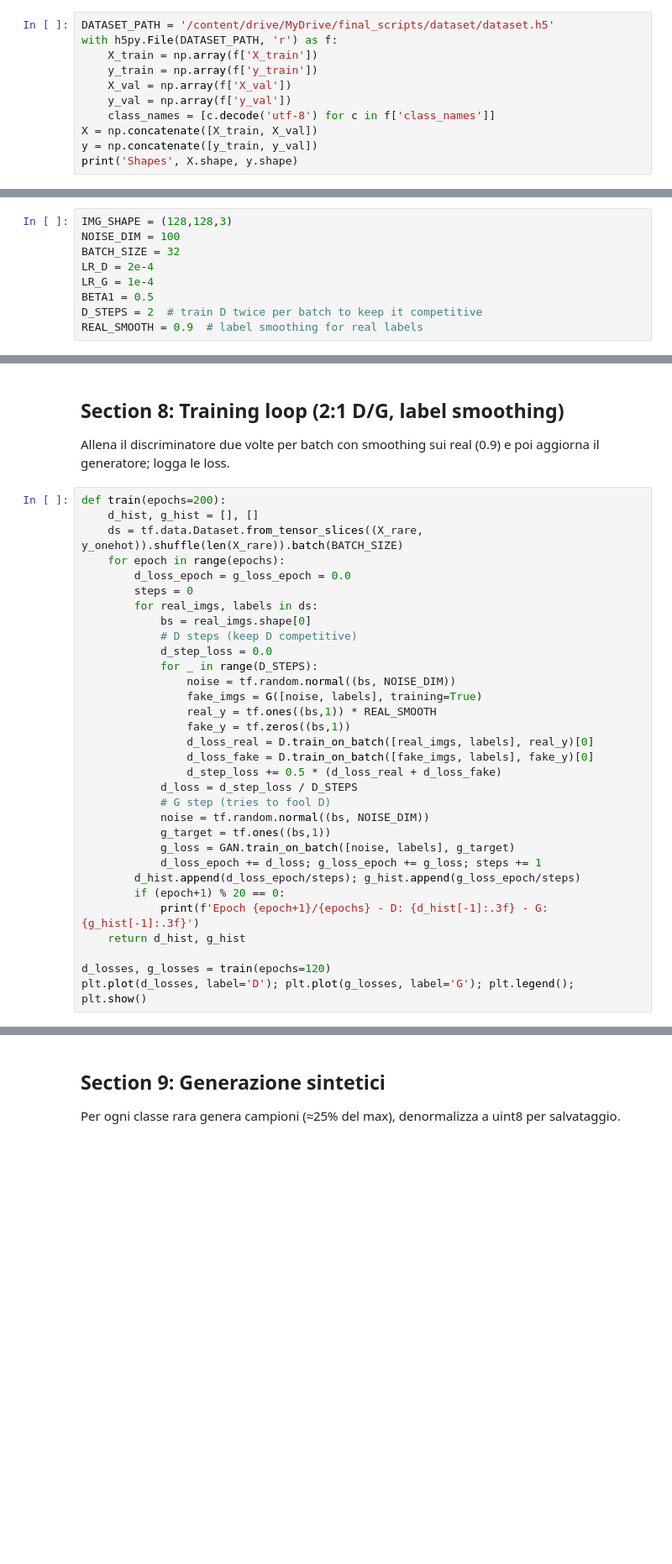
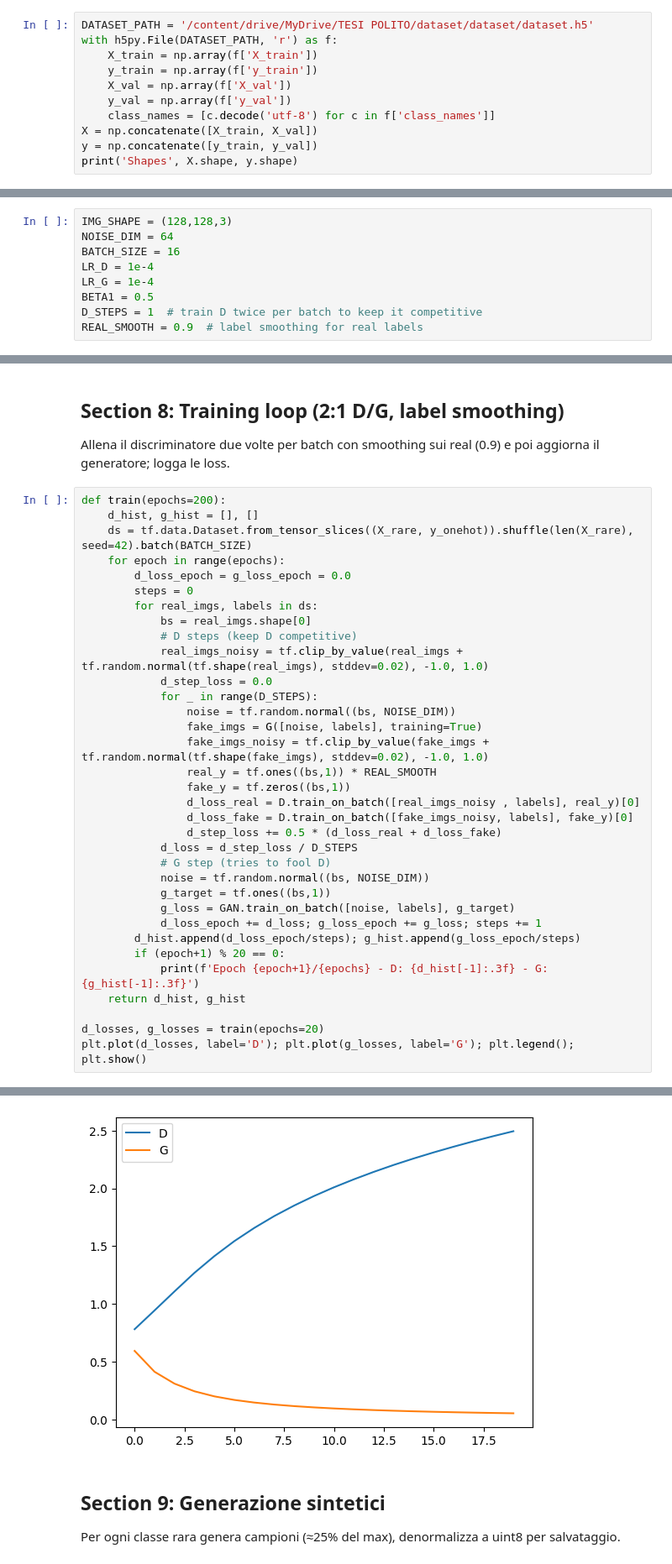
Before and after one commit to Davide2607/Tesi_Davide_Augmentation, a Jupyter notebook: CGAN_DATA_AUGMENTATION.ipynb, the cells around one changed output, grey strips where cells are left out. Shown at 84% size. Drawn from its saved outputs; the diff is of its cells as text; blank space fills up the shorter version.

```diff
--- a/CGAN_DATA_AUGMENTATION.ipynb
+++ b/CGAN_DATA_AUGMENTATION.ipynb
@@ -22,7 +31,7 @@ print('GPU available:', len(tf.config.list_physical_devices('GPU')) > 0)
 ## Section 3: Caricamento dataset HDF5
 Carica train/val da `dataset.h5` e unisce i due split per l'analisi.
 # %%
-DATASET_PATH = '/content/drive/MyDrive/final_scripts/dataset/dataset.h5'
+DATASET_PATH = '/content/drive/MyDrive/TESI POLITO/dataset/dataset/dataset.h5'
 with h5py.File(DATASET_PATH, 'r') as f:
     X_train = np.array(f['X_train'])
     y_train = np.array(f['y_train'])
@@ -63,12 +98,12 @@ print('Rare subset', X_rare.shape, y_onehot.shape)
 Definisci dimensione immagine, latente, batch e LR per Adam.
 # %%
 IMG_SHAPE = (128,128,3)
-NOISE_DIM = 100
-BATCH_SIZE = 32
-LR_D = 2e-4
+NOISE_DIM = 64
+BATCH_SIZE = 16
+LR_D = 1e-4
 LR_G = 1e-4
 BETA1 = 0.5
-D_STEPS = 2  # train D twice per batch to keep it competitive
+D_STEPS = 1  # train D twice per batch to keep it competitive
 REAL_SMOOTH = 0.9  # label smoothing for real labels
 # %% [markdown]
 ## Section 7: Definizione modelli CGAN
@@ -119,21 +197,23 @@ Allena il discriminatore due volte per batch con smoothing sui real (0.9) e poi
 # %%
 def train(epochs=200):
     d_hist, g_hist = [], []
-    ds = tf.data.Dataset.from_tensor_slices((X_rare, y_onehot)).shuffle(len(X_rare)).batch(BATCH_SIZE)
+    ds = tf.data.Dataset.from_tensor_slices((X_rare, y_onehot)).shuffle(len(X_rare), seed=42).batch(BATCH_SIZE)
     for epoch in range(epochs):
         d_loss_epoch = g_loss_epoch = 0.0
         steps = 0
         for real_imgs, labels in ds:
             bs = real_imgs.shape[0]
             # D steps (keep D competitive)
+            real_imgs_noisy = tf.clip_by_value(real_imgs + tf.random.normal(tf.shape(real_imgs), stddev=0.02), -1.0, 1.0)
             d_step_loss = 0.0
             for _ in range(D_STEPS):
                 noise = tf.random.normal((bs, NOISE_DIM))
                 fake_imgs = G([noise, labels], training=True)
+                fake_imgs_noisy = tf.clip_by_value(fake_imgs + tf.random.normal(tf.shape(fake_imgs), stddev=0.02), -1.0, 1.0)
                 real_y = tf.ones((bs,1)) * REAL_SMOOTH
                 fake_y = tf.zeros((bs,1))
-                d_loss_real = D.train_on_batch([real_imgs, labels], real_y)[0]
-                d_loss_fake = D.train_on_batch([fake_imgs, labels], fake_y)[0]
+                d_loss_real = D.train_on_batch([real_imgs_noisy , labels], real_y)[0]
+                d_loss_fake = D.train_on_batch([fake_imgs_noisy, labels], fake_y)[0]
                 d_step_loss += 0.5 * (d_loss_real + d_loss_fake)
             d_loss = d_step_loss / D_STEPS
             # G step (tries to fool D)
@@ -146,5 +226,6 @@ def train(epochs=200):
             print(f'Epoch {epoch+1}/{epochs} - D: {d_hist[-1]:.3f} - G: {g_hist[-1]:.3f}')
     return d_hist, g_hist
 
-d_losses, g_losses = train(epochs=120)
+d_losses, g_losses = train(epochs=20)
 plt.plot(d_losses, label='D'); plt.plot(g_losses, label='G'); plt.legend(); plt.show()
+# %% [output]
@@ -151,3 +233,4 @@ plt.plot(d_losses, label='D'); plt.plot(g_losses, label='G'); plt.legend(); plt.
+[figure, added]
 # %% [markdown]
 ## Section 9: Generazione sintetici
 Per ogni classe rara genera campioni (≈25% del max), denormalizza a uint8 per salvataggio.
```
Also changed, not shown: parts of 10 cells of this notebook.
